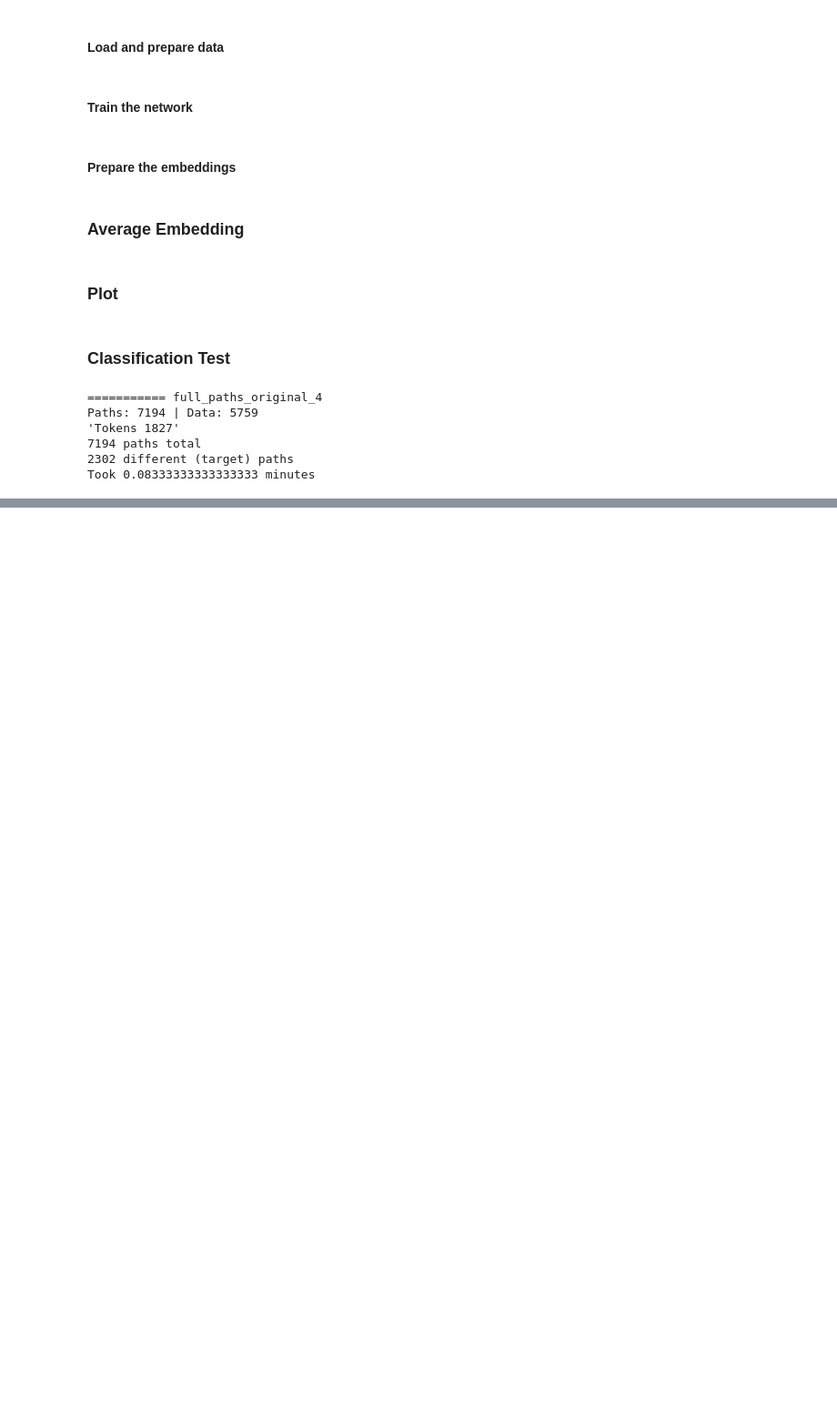
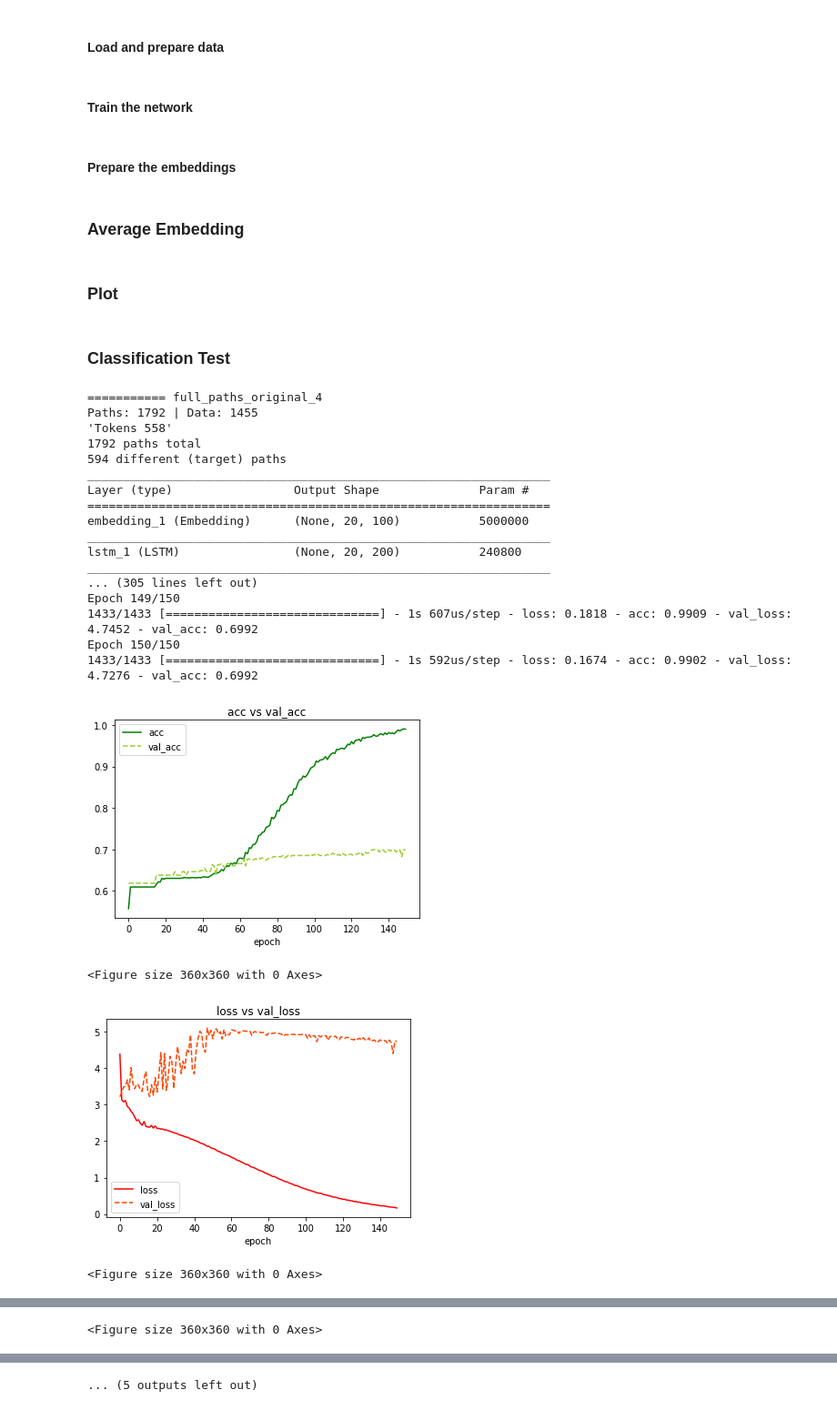
Before and after one commit to uhh-lt/comparative, a Jupyter notebook: Classification/notebooks/create_path_embeddings.ipynb, the cells around one changed output, grey strips where cells are left out. Shown: that part at 91% size. Drawn from its saved outputs; the diff is of its cells as text; code cells hidden in the pictures; blank space fills up the shorter version.

Commit message:
Classification: precalculated paths for heldout

```diff
--- a/Classification/notebooks/create_path_embeddings.ipynb
+++ b/Classification/notebooks/create_path_embeddings.ipynb
@@ -217,49 +217,62 @@ def full_run(layers,path_file,
              name='',reshape=False,epochs=100,batch_size=64, shuffle=True, validation_split=0.2, optimizer='rmsprop'
              ,activation_last_layer='softmax'):
     start = time.mktime(time.localtime())
-    path_frame, data_frame = load_data(path_file,  '../code/data/data_if.csv', remove_no_path=False)
+    path_frame, data_frame = load_data(path_file,  '../code/data/do-not-touch/held-out-data.csv', remove_no_path=False)
 
 
     X, y = preprocess(path_frame,reshaped=reshape)
-    #history, trained_model = train_model(layers,X,y, name=name,epochs=epochs,batch_size=batch_size,
-        #                                 shuffle=shuffle,activation_last_layer=activation_last_layer, validation_split=validation_split, optimizer=optimizer)
+    history, trained_model = train_model(layers,X,y, name=name,epochs=epochs,batch_size=batch_size,
+                                         shuffle=shuffle,activation_last_layer=activation_last_layer, validation_split=validation_split, optimizer=optimizer)
 
-    #plot_lines(history,('acc','green'),('val_acc', 'yellowgreen'))
-    #plot_lines(history,('loss', 'red'), ('val_loss', 'orangered'))
-    #embeddings = get_embeddings(trained_model,X)
-    #mean_embedding_dict = average_embeddings(embeddings,path_frame,data_frame)
-    #_X, _y, plot_data, plot_x, embedding_df = reformat(mean_embedding_dict,path_frame,data_frame)
-
-    #classification_test(_X,_y,data_frame)
+    plot_lines(history,('acc','green'),('val_acc', 'yellowgreen'))
+    plot_lines(history,('loss', 'red'), ('val_loss', 'orangered'))
+    embeddings = get_embeddings(trained_model,X)
+    mean_embedding_dict = average_embeddings(embeddings,path_frame,data_frame)
+    _X, _y, plot_data, plot_x, embedding_df = reformat(mean_embedding_dict,path_frame,data_frame)
+    print('foo')
+    classification_test(_X,_y,data_frame)
     #classification_test(_X,_y,data_frame,with_embeddings=True)
-    #save_embedding_df(embedding_df,name)
-    #show(tsne_plot(plot_x, plot_data))
+    save_embedding_df(embedding_df,name)
+    show(tsne_plot(plot_x, plot_data))
 
     duration = (time.mktime(time.localtime()) - start) / 60
     print('Took {} minutes'.format(duration))
 # %%
 #full_orig = ['full_paths_original_4', 'full_paths_original_8', 'full_paths_original_16']
 #full_unres = ['full_paths_unrestricted_4', 'full_paths_unrestricted_8','full_paths_unrestricted_16']
 #middle_orig = ['middle_paths_original_4', 'middle_paths_original_8', 'middle_paths_original_16']
 #middle_unres = ['middle_paths_unrestricted_4', 'middle_paths_unrestricted_8', 'middle_paths_unrestricted_16']
-for x in ['full_paths_original_4']:
-    try:
-        pf = '../code/data/pre_path_{}.csv'.format(x)
-        name = x
-        print('=========== {}'.format(name))
-        lstm = 200
-        full_run([
+for x in ['full_paths_original_4','middle_paths_unrestricted_16']:
+
+    pf = '../code/data/do-not-touch/heldout_pre_path_{}.csv'.format(x)
+    name = x
+    print('=========== {}'.format(name))
+    lstm = 200
+    full_run([
             Embedding(vocab_size,100,input_length=maxlen, input_shape=(maxlen, )),
             LSTM(lstm,return_sequences=True),
             GlobalMaxPooling1D(name='embedding'),
-        ], pf,
-            epochs=150,optimizer='rmsprop',batch_size=128,name=name)
-    except Exception as e:
-        print(e)
+    ], pf,
+        epochs=150,optimizer='rmsprop',batch_size=128,name=name)
 # %% [output]
 =========== full_paths_original_4
-Paths: 7194 | Data: 5759
-'Tokens 1827'
-7194 paths total
-2302 different (target) paths
-Took 0.08333333333333333 minutes
+Paths: 1792 | Data: 1455
+'Tokens 558'
+1792 paths total
+594 different (target) paths
+_________________________________________________________________
+Layer (type)                 Output Shape              Param #
+=================================================================
+embedding_1 (Embedding)      (None, 20, 100)           5000000
+_________________________________________________________________
+lstm_1 (LSTM)                (None, 20, 200)           240800
+_________________________________________________________________
+... (305 lines left out)
+Epoch 149/150
+1433/1433 [==============================] - 1s 607us/step - loss: 0.1818 - acc: 0.9909 - val_loss: 4.7452 - val_acc: 0.6992
+Epoch 150/150
+1433/1433 [==============================] - 1s 592us/step - loss: 0.1674 - acc: 0.9902 - val_loss: 4.7276 - val_acc: 0.6992
+[figure, added]
+<Figure size 360x360 with 0 Axes>
+[figure, added]
+<Figure size 360x360 with 0 Axes>
@@ -265,0 +316 @@ Took 0.08333333333333333 minutes
+<Figure size 360x360 with 0 Axes>
@@ -265,0 +318 @@ Took 0.08333333333333333 minutes
+... (5 outputs left out)
```
Also changed, not shown: parts of 2 cells of this notebook, 16 other files.
